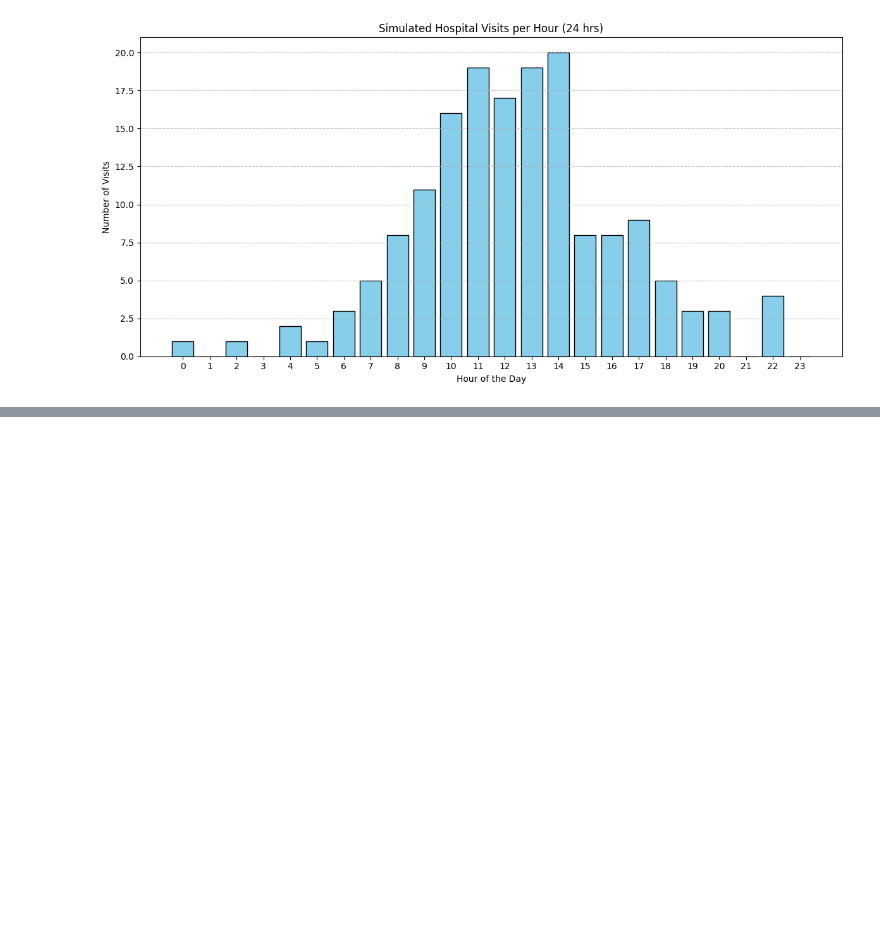
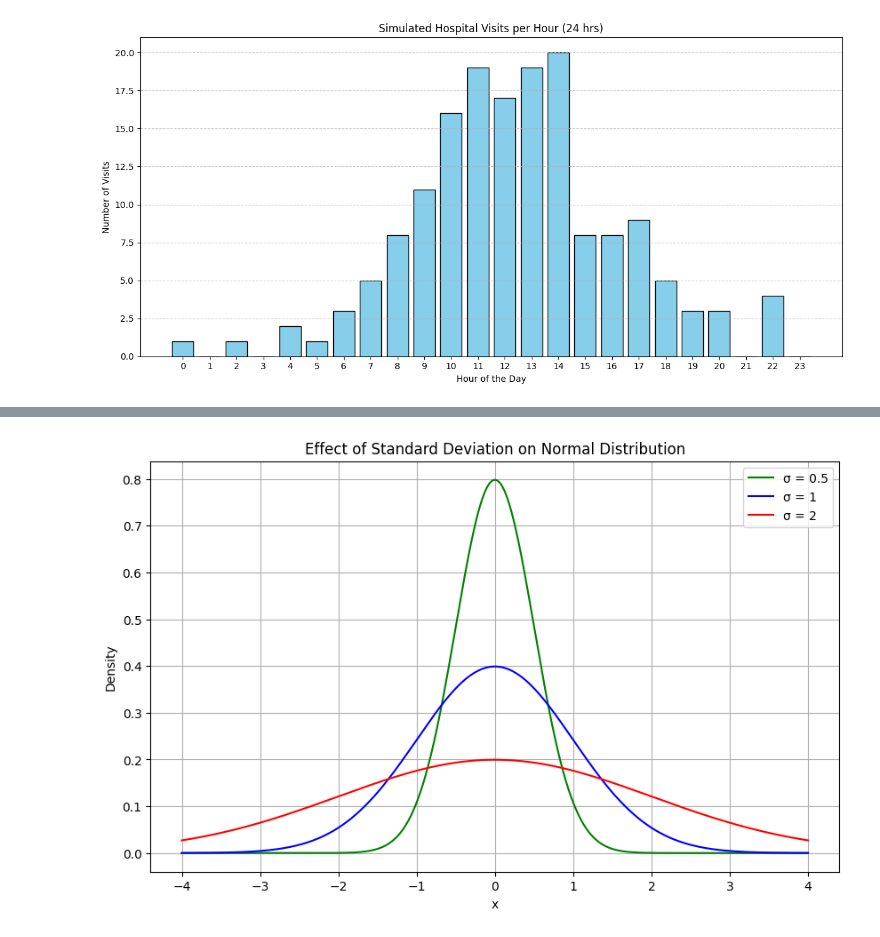
Before and after one commit to abhik12295/Data-Science-Learning, a Jupyter notebook: Statistics/types_of_probability_distribution.ipynb, the cells around one changed output, grey strips where cells are left out. Cells and saved outputs as stored; diff of their text form; code cells hidden in the pictures; blank space fills up the shorter version.

```diff
--- a/Statistics/types_of_probability_distribution.ipynb
+++ b/Statistics/types_of_probability_distribution.ipynb
@@ -331,0 +447,16 @@ When to use Binomial and when to use Poisson:
+# %%
+sigmas = [0.5, 1, 2]
+colors = ['green', 'blue', 'red']
+
+plt.figure(figsize=(10, 6))
+for s, c in zip(sigmas, colors):
+    plt.plot(x, norm.pdf(x, mu, s), label=f'σ = {s}', color=c)
+
+plt.title('Effect of Standard Deviation on Normal Distribution')
+plt.xlabel('x')
+plt.ylabel('Density')
+plt.grid(True)
+plt.legend()
+plt.show()
+# %% [output]
+[figure, added]
```
Also changed, not shown: parts of 7 cells of this notebook.
